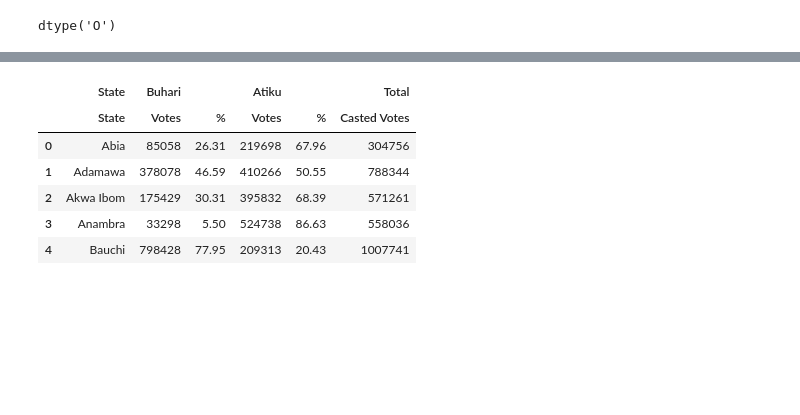
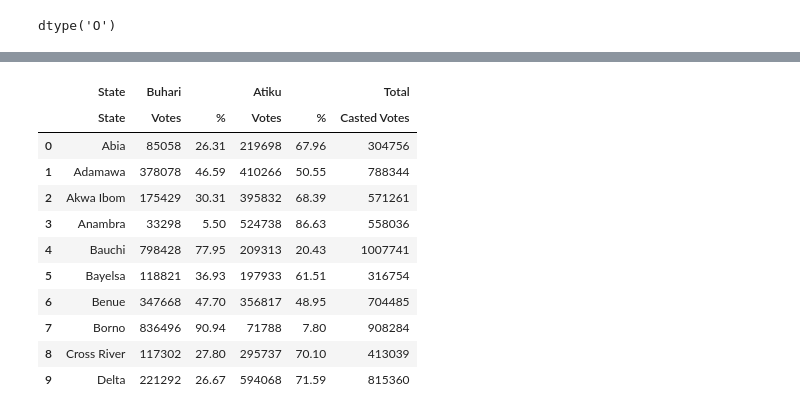
Before and after one commit to laresamdeola/Nigeria-2023-Presidential-Elections-Data-Analysis, a Jupyter notebook: Nigeria_2023_Presidential_Elections_Data_Analysis.ipynb, the cells around one changed output, grey strips where cells are left out. Saved outputs shown, nothing was run; the diff lists cells and outputs as text; code cells hidden in the pictures; blank space fills up the shorter version.

```diff
--- a/Nigeria_2023_Presidential_Elections_Data_Analysis.ipynb
+++ b/Nigeria_2023_Presidential_Elections_Data_Analysis.ipynb
@@ -929,7 +948,7 @@ Data columns (total 24 columns):
 dtypes: object(24)
 memory usage: 7.4+ KB
 # %%
-elections_2019_top_two = elections_2019_frame.iloc[0:36, 0:5]
+elections_2019_top_two = elections_2019_frame.iloc[0:37, 0:5]
 # %%
 elections_2019_top_two.loc[:, ("Buhari", "Votes")].astype(int)
 # %% [output]
@@ -979,10 +1015,15 @@ elections_2019_top_two.loc[:, ("Total", "Casted Votes")] = elections_2019_top_tw
 # %%
-elections_2019_top_two.head()
+elections_2019_top_two.head(10)
 # %% [output]
 |  | State | Buhari |  | Atiku |  | Total |
 |  | State | Votes | % | Votes | % | Casted Votes |
 | 0 | Abia | 85058 | 26.31 | 219698 | 67.96 | 304756 |
 | 1 | Adamawa | 378078 | 46.59 | 410266 | 50.55 | 788344 |
 | 2 | Akwa Ibom | 175429 | 30.31 | 395832 | 68.39 | 571261 |
 | 3 | Anambra | 33298 | 5.50 | 524738 | 86.63 | 558036 |
 | 4 | Bauchi | 798428 | 77.95 | 209313 | 20.43 | 1007741 |
+| 5 | Bayelsa | 118821 | 36.93 | 197933 | 61.51 | 316754 |
+| 6 | Benue | 347668 | 47.70 | 356817 | 48.95 | 704485 |
+| 7 | Borno | 836496 | 90.94 | 71788 | 7.80 | 908284 |
+| 8 | Cross River | 117302 | 27.80 | 295737 | 70.10 | 413039 |
+| 9 | Delta | 221292 | 26.67 | 594068 | 71.59 | 815360 |
```
Also changed, not shown: parts of 16 cells of this notebook.
